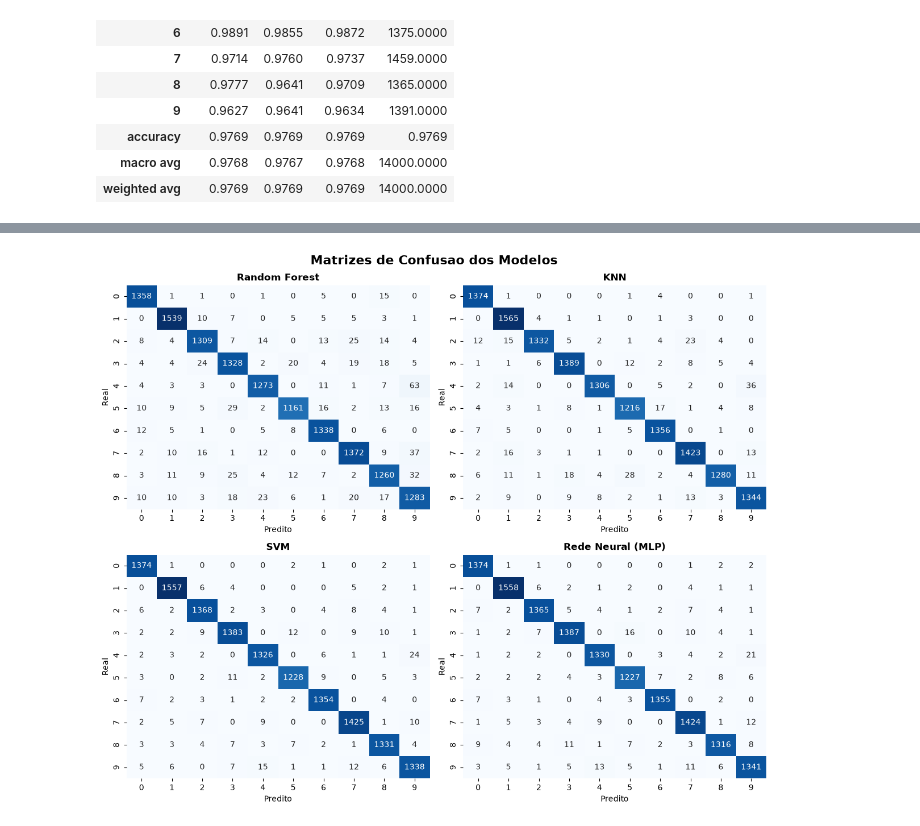
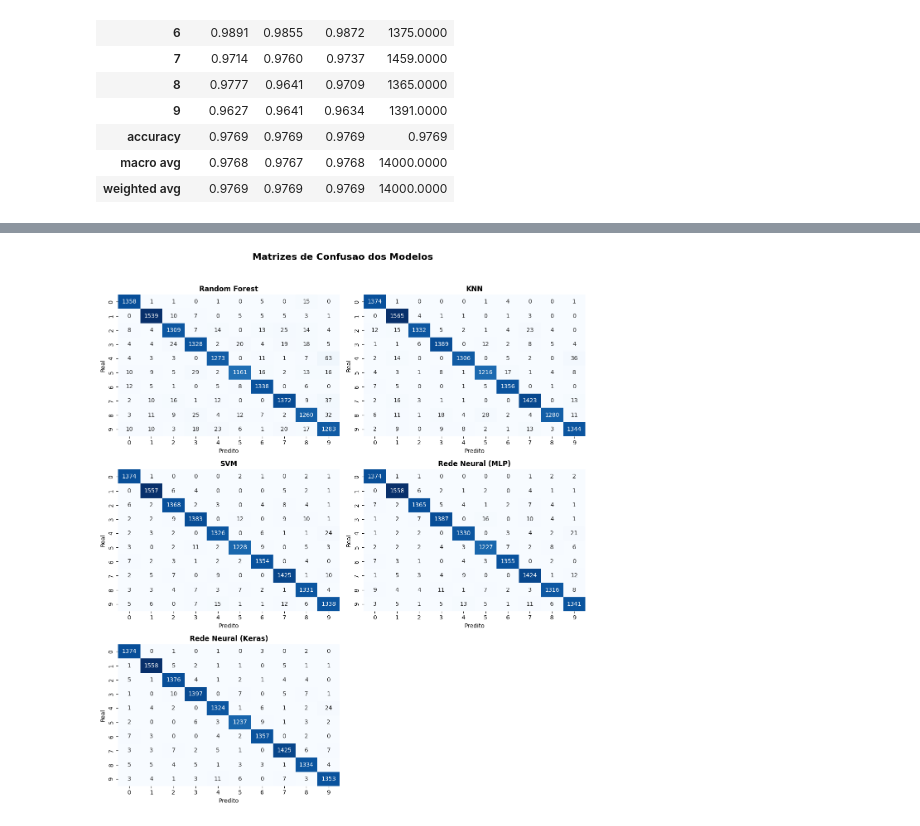
Before and after one commit to Carlos779-cloud/Modulo-02-MniProjeto, a Jupyter notebook: main.ipynb, the cells around one changed output, grey strips where cells are left out. Drawn from its saved outputs; the diff is of its cells as text; code cells hidden in the pictures.

```diff
--- a/main.ipynb
+++ b/main.ipynb
@@ -57,6 +88,7 @@ import pandas as pd
 import numpy as np
 import matplotlib.pyplot as plt
 import seaborn as sns
+import cv2
 import time
 from pathlib import Path
 from sklearn.datasets import fetch_openml
@@ -68,8 +100,11 @@ from sklearn.svm import SVC
 from sklearn.neural_network import MLPClassifier
 from matplotlib.colors import BoundaryNorm, ListedColormap
 from matplotlib.patches import Patch
+import tensorflow as tf
+from tensorflow import keras
 
-pasta_graficos = Path(r'c:\Users\Carlos\Modulo-02-MniProjeto\outputs\graficos')
+
+pasta_graficos = Path('outputs') / 'graficos'
 pasta_graficos.mkdir(parents=True, exist_ok=True)
 
 mnist = fetch_openml(
@@ -241,0 +289,17 @@ df_metrics_knn.round(4)
+# %%
+# Altere somente esta variável conforme o ambiente.
+AMBIENTE = "colab"  # opções: "local" ou "colab"
+AMOSTRAS_SVM_LOCAL = 25_000
+
+if AMBIENTE not in {"local", "colab"}:
+    raise ValueError("AMBIENTE deve ser 'local' ou 'colab'.")
+
+if AMBIENTE == "local":
+    X_train_svm, _, y_train_svm, _ = train_test_split(
+        X_train, y_train, train_size=AMOSTRAS_SVM_LOCAL,
+        stratify=y_train, random_state=42
+    )
+    print(f"Perfil local: SVM treinado com {len(y_train_svm):,} amostras.")
+else:
+    X_train_svm, y_train_svm = X_train, y_train
+    print(f"Perfil Colab: SVM treinado com {len(y_train_svm):,} amostras.")
@@ -244,18 +310,21 @@ modelo_svm = SVC(
     C=1.0,
     kernel='rbf',
     gamma='scale',
+    # probability=True executa uma calibração interna cara. Use-a só no resultado final.
+    probability=(AMBIENTE == "colab"),
+    cache_size=2048,
     random_state=42
 )
 
 tempo_inicio_svm = time.perf_counter()
-modelo_svm.fit(X_train, y_train)
+modelo_svm.fit(X_train_svm, y_train_svm)
 tempo_treinamento_svm = time.perf_counter() - tempo_inicio_svm
 
 predicoes_svm = modelo_svm.predict(X_test)
 
 report_dict_svm = classification_report(y_test, predicoes_svm, output_dict=True)
-
 df_metrics_svm = pd.DataFrame(report_dict_svm).transpose()
 
+print(f"Perfil usado no SVM: {AMBIENTE}")
 df_metrics_svm.round(4)
 # %% [output]
@@ -315,21 +458,26 @@ Fase 4: AVALIAÇÃO DOS MODELOS
 # %%
-modelos_nomes = ['Random Forest', 'KNN', 'SVM', 'Rede Neural (MLP)']
-predicoes = [predicoes_rf, predicoes_knn, predicoes_svm, predicoes_mlp]
+modelos_nomes = ['Random Forest', 'KNN', 'SVM', 'Rede Neural (MLP)', 'Rede Neural (Keras)']
+predicoes = [predicoes_rf, predicoes_knn, predicoes_svm, predicoes_mlp, predicoes_keras]
 
-fig, eixos = plt.subplots(2, 2, figsize=(12, 10))
-for eixo, nome, pred in zip(eixos.ravel(), modelos_nomes, predicoes):
+fig, eixos = plt.subplots(3, 2, figsize=(12, 14))
+eixos_flat = eixos.ravel()
+
+for eixo, nome, pred in zip(eixos_flat, modelos_nomes, predicoes):
     cm = confusion_matrix(y_test, pred)
     sns.heatmap(cm, annot=True, fmt='d', cmap='Blues', cbar=False,
                 xticklabels=list(range(10)), yticklabels=list(range(10)), ax=eixo)
     eixo.set_title(nome, fontsize=12, fontweight='bold')
     eixo.set_xlabel('Predito')
     eixo.set_ylabel('Real')
 
+for eixo in eixos_flat[len(modelos_nomes):]:
+    eixo.axis('off')
+
 fig.suptitle('Matrizes de Confusao dos Modelos', fontsize=16, fontweight='bold')
-fig.tight_layout()
+fig.tight_layout(rect=[0, 0.02, 1, 0.96])
 fig.savefig(pasta_graficos / '3 = matrizes_confusao_modelos.png', dpi=300, bbox_inches='tight')
 plt.show()
 # %% [output]
-[figure, old version]
+[figure, new version]
 # %%
 resultados_tp_fp_fn_tn = []
```
Also changed, not shown: parts of 35 cells of this notebook, 18 other files.
